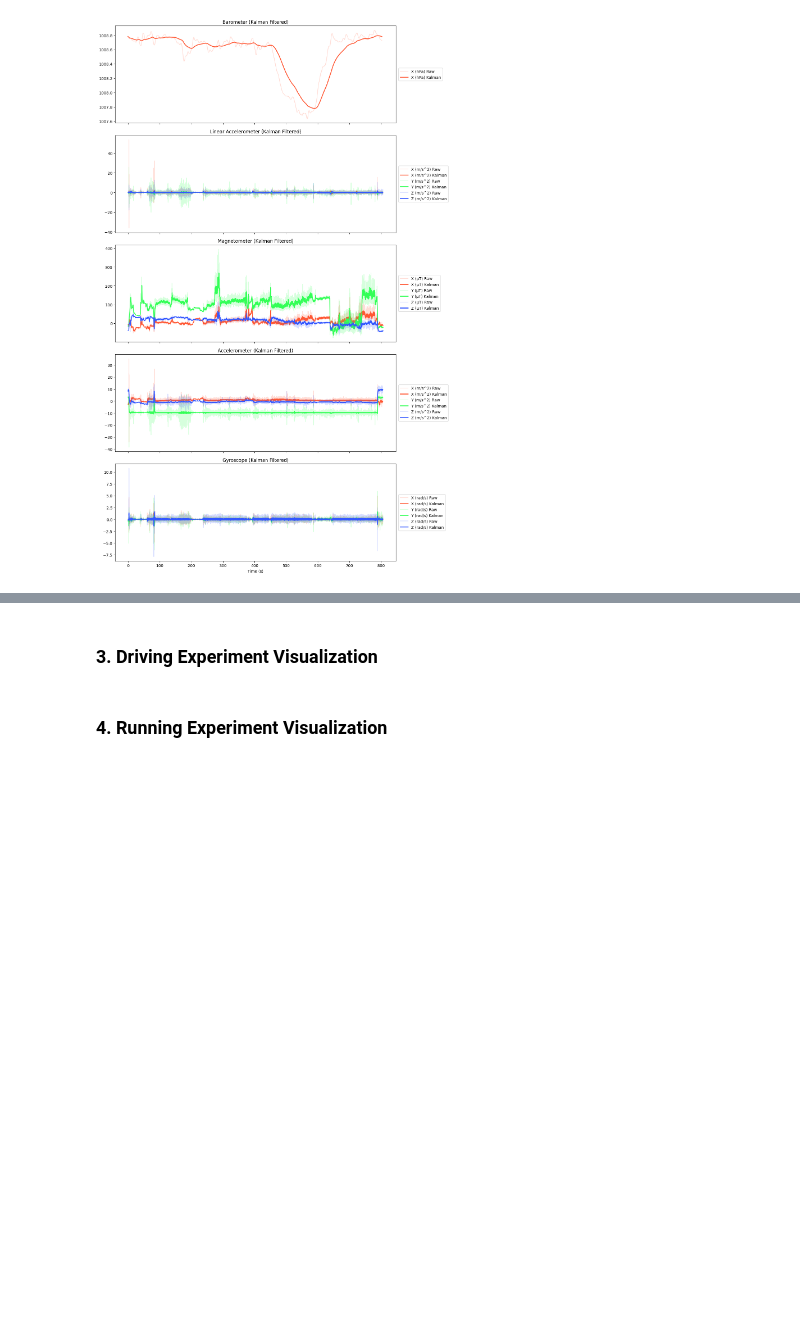
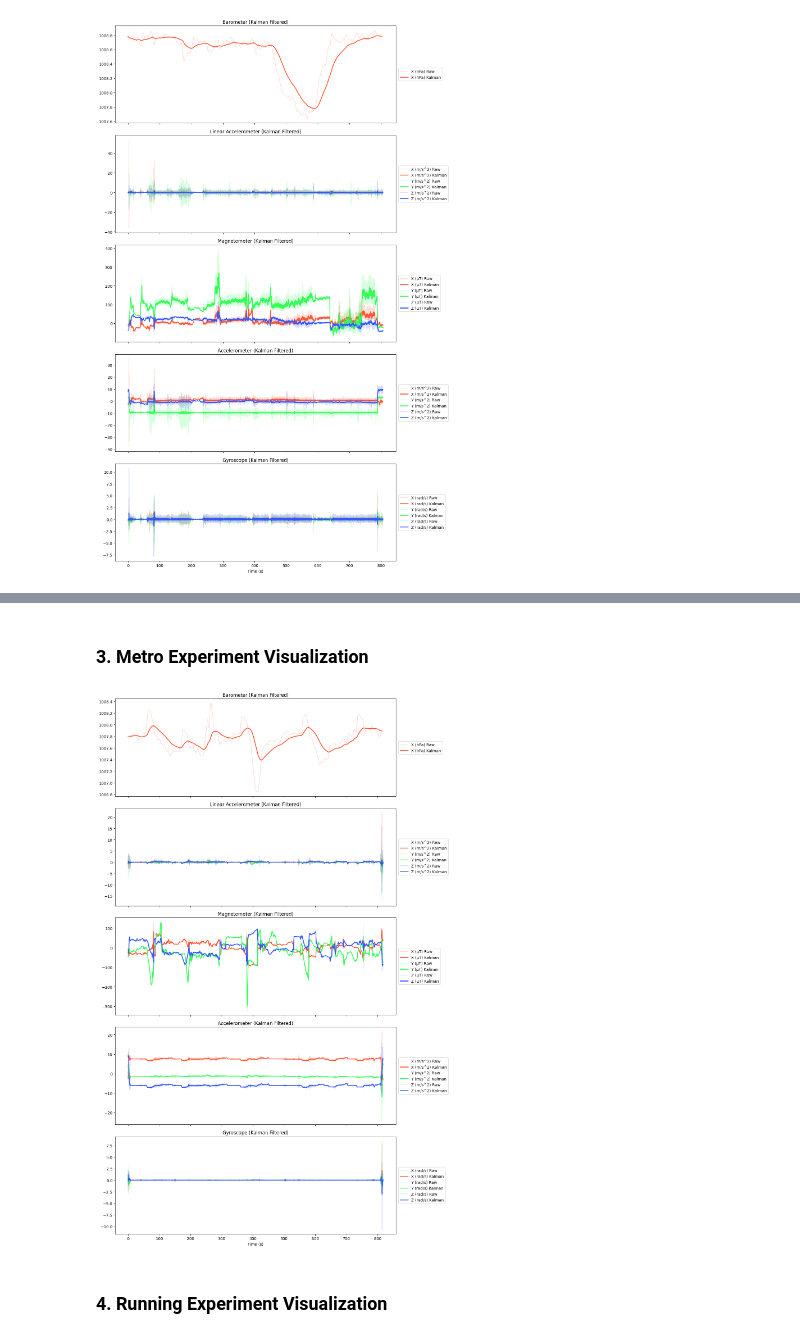
Before and after one commit to PuckVoorham/ML4QS-project, a Jupyter notebook: notebooks/apply_filters.ipynb, the cells around one changed output, grey strips where cells are left out. Cells and saved outputs as stored; diff of their text form; code cells hidden in the pictures; blank space fills up the shorter version.

```diff
--- a/notebooks/apply_filters.ipynb
+++ b/notebooks/apply_filters.ipynb
@@ -209,4 +242,11 @@ plot_kalman_filtered(cycling_experiment)
 # %% [markdown]
-### 3. Driving Experiment Visualization
+### 3. Metro Experiment Visualization
+# %%
+metro_experiment = project_root / "data" / "experiment_metro_joris"
+metro_experiment = create_sensor_dict(metro_experiment)
+
+plot_kalman_filtered(metro_experiment)
+# %% [output]
+[figure, added]
 # %% [markdown]
 ### 4. Running Experiment Visualization
```
Also changed, not shown: parts of 10 cells of this notebook, 5 other files.
